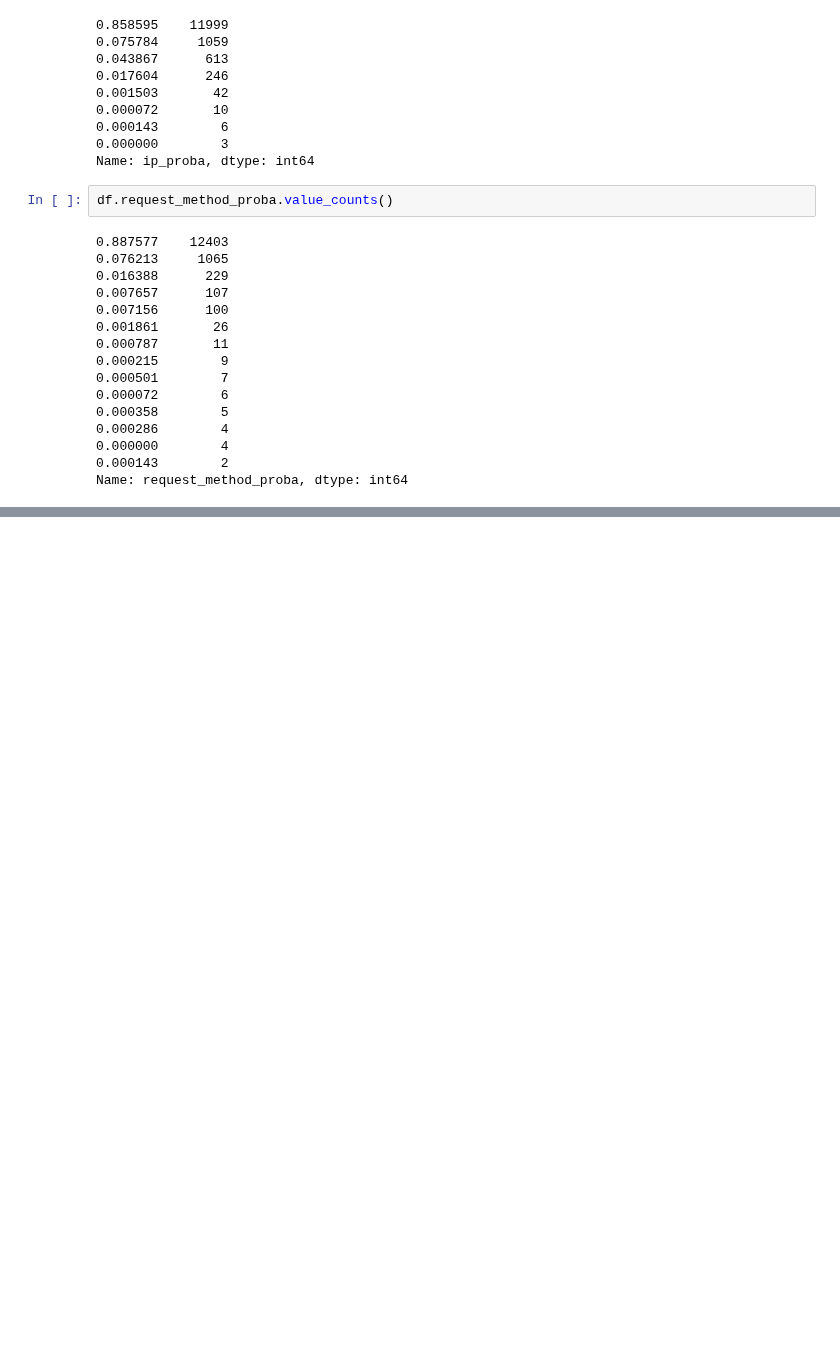
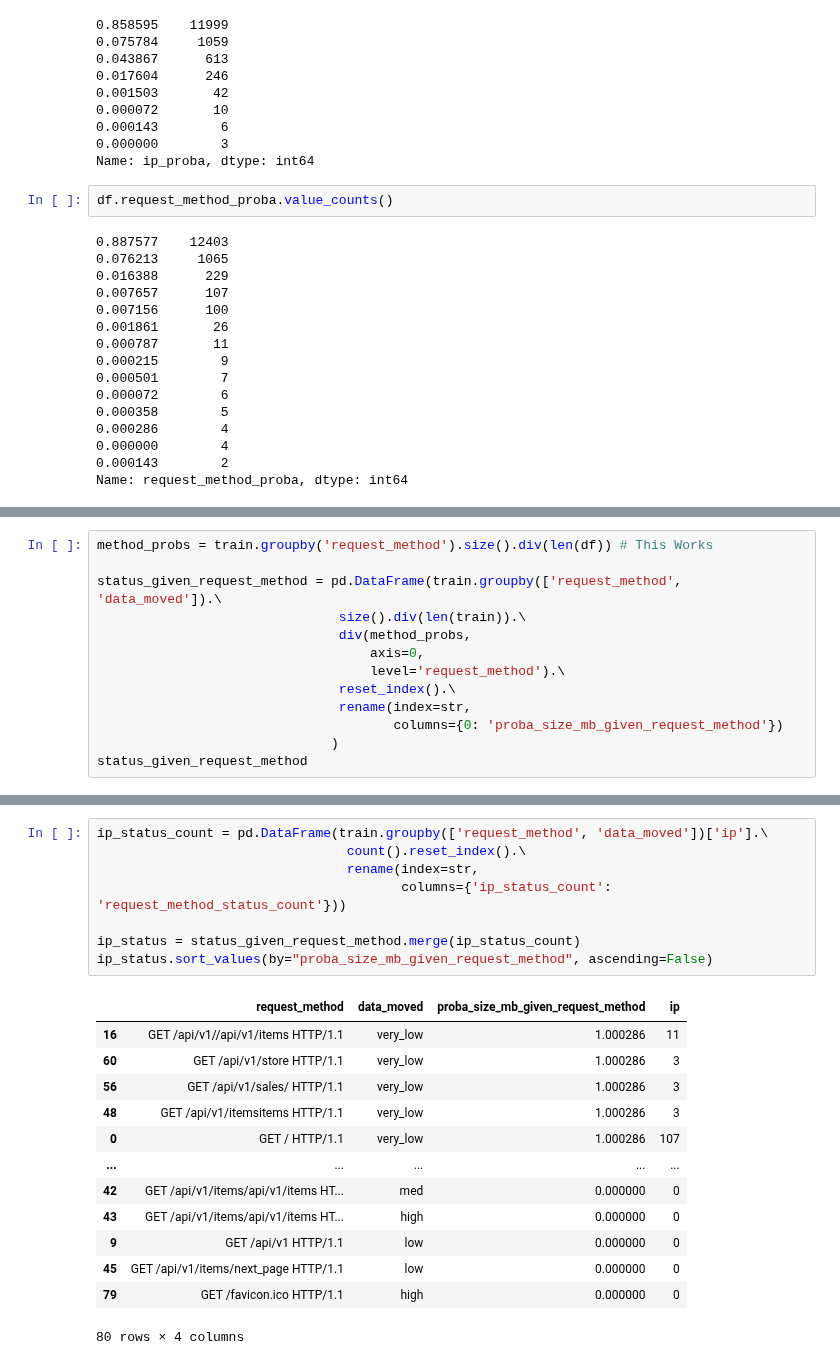
Before and after one commit to CSolitaire/anomaly-detection-exercises, a Jupyter notebook: discrete_anomaly_detection.ipynb, the cells around one changed output, grey strips where cells are left out. Drawn from its saved outputs; the diff is of its cells as text; blank space fills up the shorter version.

```diff
--- a/discrete_anomaly_detection.ipynb
+++ b/discrete_anomaly_detection.ipynb
@@ -648,0 +686,13 @@ Name: request_method_proba, dtype: int64
+# %%
+method_probs = train.groupby('request_method').size().div(len(df)) # This Works
+
+status_given_request_method = pd.DataFrame(train.groupby(['request_method', 'data_moved']).\
+                               size().div(len(train)).\
+                               div(method_probs,
+                                   axis=0,
+                                   level='request_method').\
+                               reset_index().\
+                               rename(index=str,
+                                      columns={0: 'proba_size_mb_given_request_method'})
+                              )
+status_given_request_method
@@ -648,0 +713,22 @@ Name: request_method_proba, dtype: int64
+# %%
+ip_status_count = pd.DataFrame(train.groupby(['request_method', 'data_moved'])['ip'].\
+                                count().reset_index().\
+                                rename(index=str,
+                                       columns={'ip_status_count': 'request_method_status_count'}))
+
+ip_status = status_given_request_method.merge(ip_status_count)
+ip_status.sort_values(by="proba_size_mb_given_request_method", ascending=False)
+# %% [output]
+|  | request_method | data_moved | proba_size_mb_given_request_method | ip |
+| 16 | GET /api/v1//api/v1/items HTTP/1.1 | very_low | 1.000286 | 11 |
+| 60 | GET /api/v1/store HTTP/1.1 | very_low | 1.000286 | 3 |
+| 56 | GET /api/v1/sales/ HTTP/1.1 | very_low | 1.000286 | 3 |
+| 48 | GET /api/v1/itemsitems HTTP/1.1 | very_low | 1.000286 | 3 |
+| 0 | GET / HTTP/1.1 | very_low | 1.000286 | 107 |
+| ... | ... | ... | ... | ... |
+| 42 | GET /api/v1/items/api/v1/items HT... | med | 0.000000 | 0 |
+| 43 | GET /api/v1/items/api/v1/items HT... | high | 0.000000 | 0 |
+| 9 | GET /api/v1 HTTP/1.1 | low | 0.000000 | 0 |
+| 45 | GET /api/v1/items/next_page HTTP/1.1 | low | 0.000000 | 0 |
+| 79 | GET /favicon.ico HTTP/1.1 | high | 0.000000 | 0 |
+80 rows × 4 columns
```
Also changed, not shown: parts of 14 cells of this notebook.
